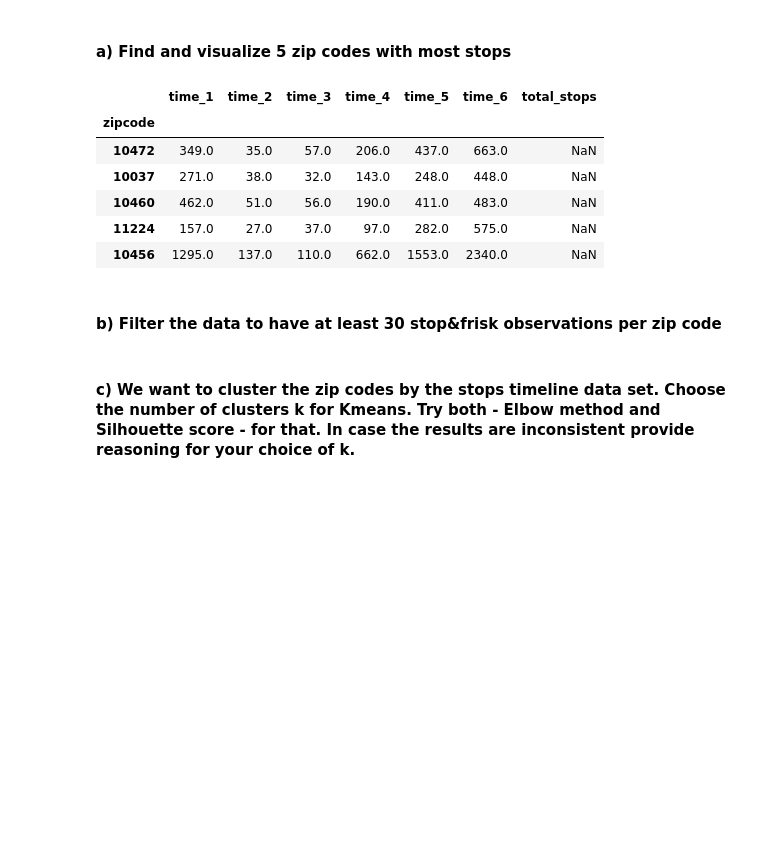
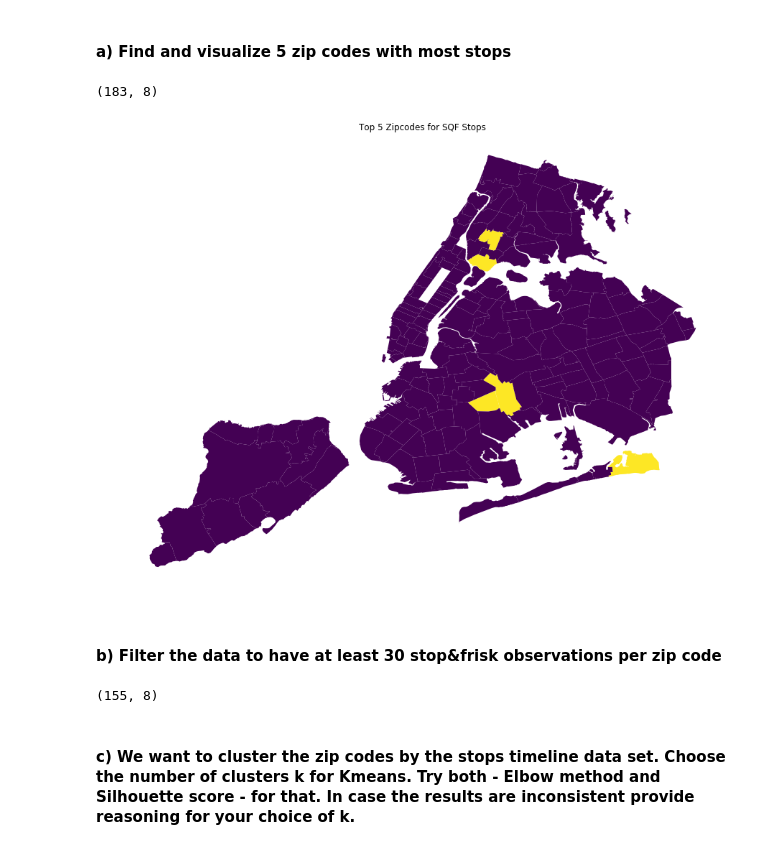
Before and after one commit to tharma3/ads, a Jupyter notebook: homework4_mrn291.ipynb, the cells around one changed output. Cells and saved outputs as stored; diff of their text form; code cells hidden in the pictures; blank space fills up the shorter version.

```diff
--- a/homework4_mrn291.ipynb
+++ b/homework4_mrn291.ipynb
@@ -292,16 +293,30 @@ data1.head()
 # %% [markdown]
 #### a) Find and visualize 5 zip codes with most stops
 # %%
-data1['total_stops'] = data1.sum(axis=0)
+data1['total_stops'] = data1.sum(axis=1)
 data1.head()
-#data1.sort_values('total_stops', ascending=False)
+data1.sort_values('total_stops', ascending=False).head(7)
+data1['top_5'] = np.where(data1['total_stops'] > 3670, 1, 0)
-# %% [output]
-|  | time_1 | time_2 | time_3 | time_4 | time_5 | time_6 | total_stops |
-| zipcode |  |  |  |  |  |  |  |
-| 10472 | 349.0 | 35.0 | 57.0 | 206.0 | 437.0 | 663.0 | NaN |
-| 10037 | 271.0 | 38.0 | 32.0 | 143.0 | 248.0 | 448.0 | NaN |
-| 10460 | 462.0 | 51.0 | 56.0 | 190.0 | 411.0 | 483.0 | NaN |
-| 11224 | 157.0 | 27.0 | 37.0 | 97.0 | 282.0 | 575.0 | NaN |
-| 10456 | 1295.0 | 137.0 | 110.0 | 662.0 | 1553.0 | 2340.0 | NaN |
+# %%
+data1.shape
+# %% [output]
+(183, 8)
+# %%
+ny = gpd.read_file('data/NY.shp')
+# %%
+ny.zipcode = ny.zipcode.astype(int)
+# %%
+ny.set_index('zipcode', inplace=True)
+# %%
+ny_with_data = pd.merge(ny, data1, left_index=True, right_index=True)
+# %%
+fig, ax = plt.subplots(figsize=(15,15))
+ax.set_aspect('equal')
+ax.axis('off')
+plt.title('Top 5 Zipcodes for SQF Stops')
+ny_with_data.plot(ax=ax, column='top_5')
+plt.show()
+# %% [output]
+[figure, added]
 # %% [markdown]
 #### b) Filter the data to have at least 30 stop&frisk observations per zip code
@@ -308,2 +325,6 @@ data1.head()
+# %%
+data2.shape
+# %% [output]
+(155, 8)
 # %% [markdown]
 #### c) We want to cluster the zip codes by the stops timeline data set. Choose the number of clusters k for Kmeans. Try both - Elbow method and Silhouette score - for that. In case the results are inconsistent provide reasoning for your choice of k.
```
Also changed, not shown: parts of 25 cells of this notebook.
